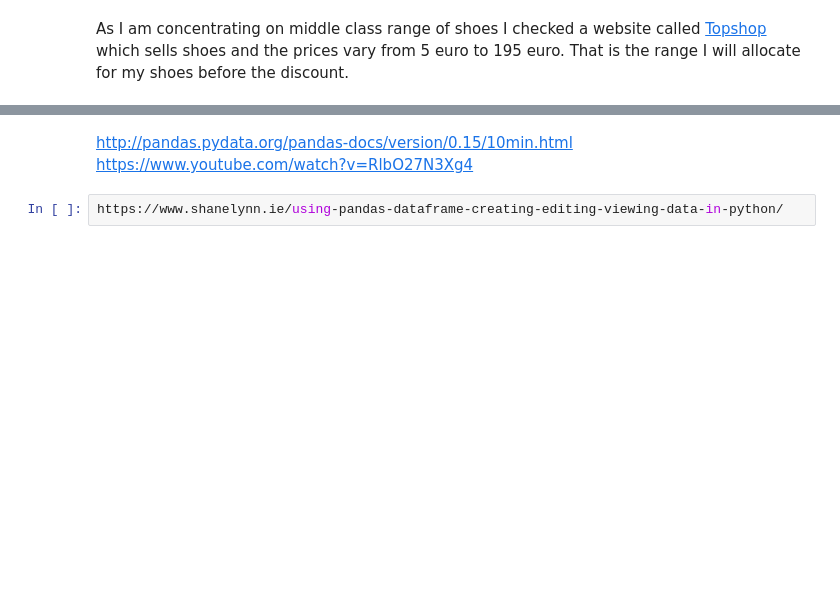
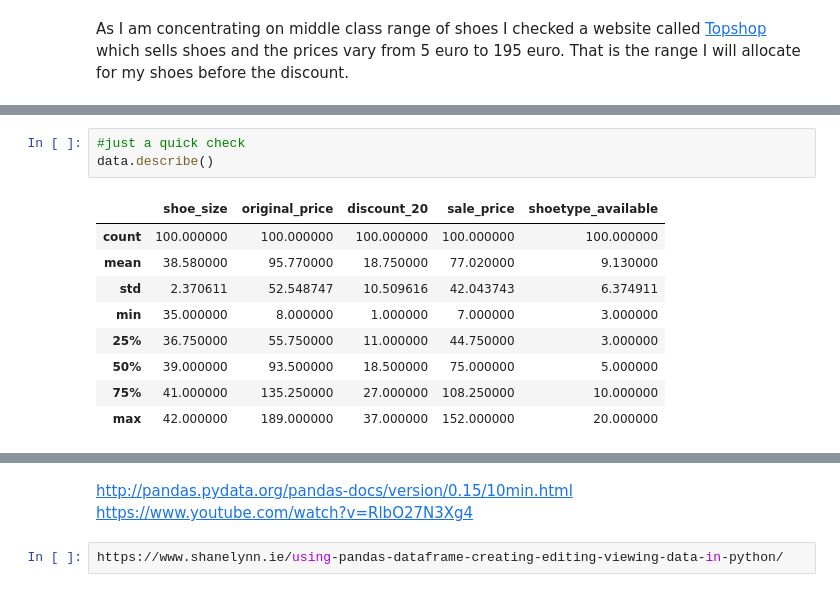
Before and after one commit to MartynaMisk/ProgrammingProject, a Jupyter notebook: RealwolrdPhenomenon.ipynb, the cells around one changed output, grey strips where cells are left out. Drawn from its saved outputs; the diff is of its cells as text; blank space fills up the shorter version.

```diff
--- a/RealwolrdPhenomenon.ipynb
+++ b/RealwolrdPhenomenon.ipynb
@@ -221,0 +265,13 @@ ValueError: If using all scalar values, you must pass an index
+# %%
+#just a quick check
+data.describe()
+# %% [output]
+|  | shoe_size | original_price | discount_20 | sale_price | shoetype_available |
+| count | 100.000000 | 100.000000 | 100.000000 | 100.000000 | 100.000000 |
+| mean | 38.580000 | 95.770000 | 18.750000 | 77.020000 | 9.130000 |
+| std | 2.370611 | 52.548747 | 10.509616 | 42.043743 | 6.374911 |
+| min | 35.000000 | 8.000000 | 1.000000 | 7.000000 | 3.000000 |
+| 25% | 36.750000 | 55.750000 | 11.000000 | 44.750000 | 3.000000 |
+| 50% | 39.000000 | 93.500000 | 18.500000 | 75.000000 | 5.000000 |
+| 75% | 41.000000 | 135.250000 | 27.000000 | 108.250000 | 10.000000 |
+| max | 42.000000 | 189.000000 | 37.000000 | 152.000000 | 20.000000 |
```
Also changed, not shown: parts of 23 cells of this notebook.
